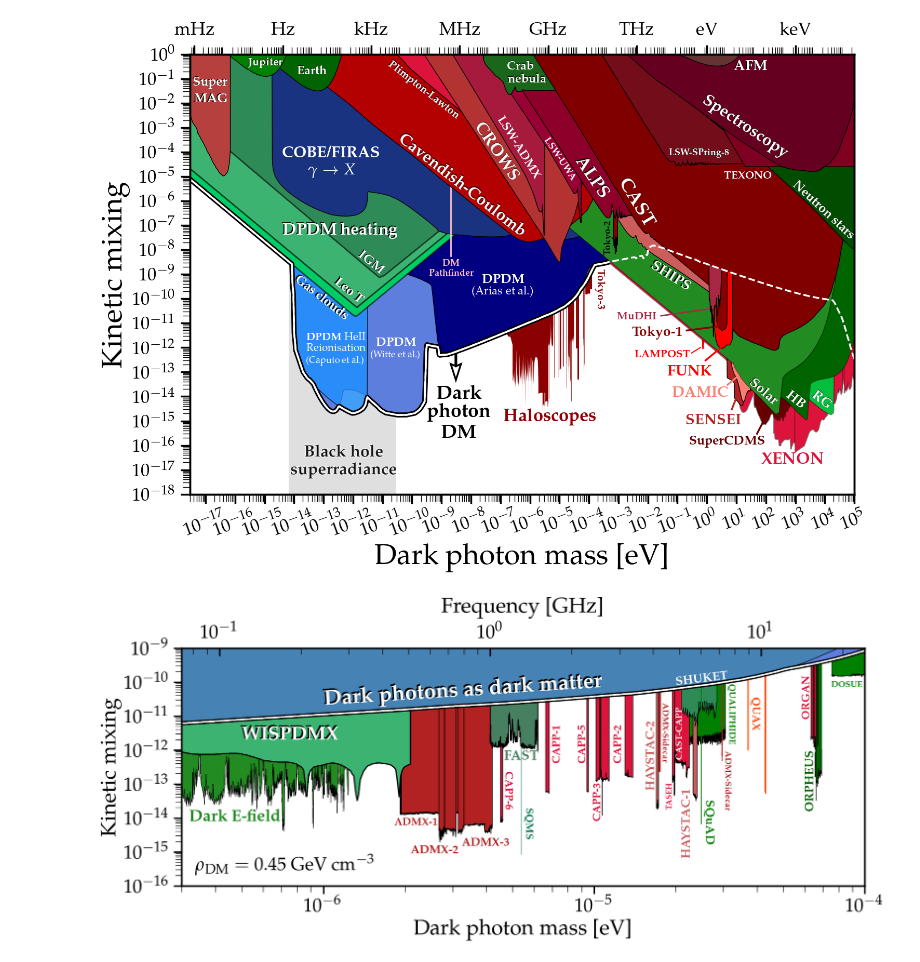
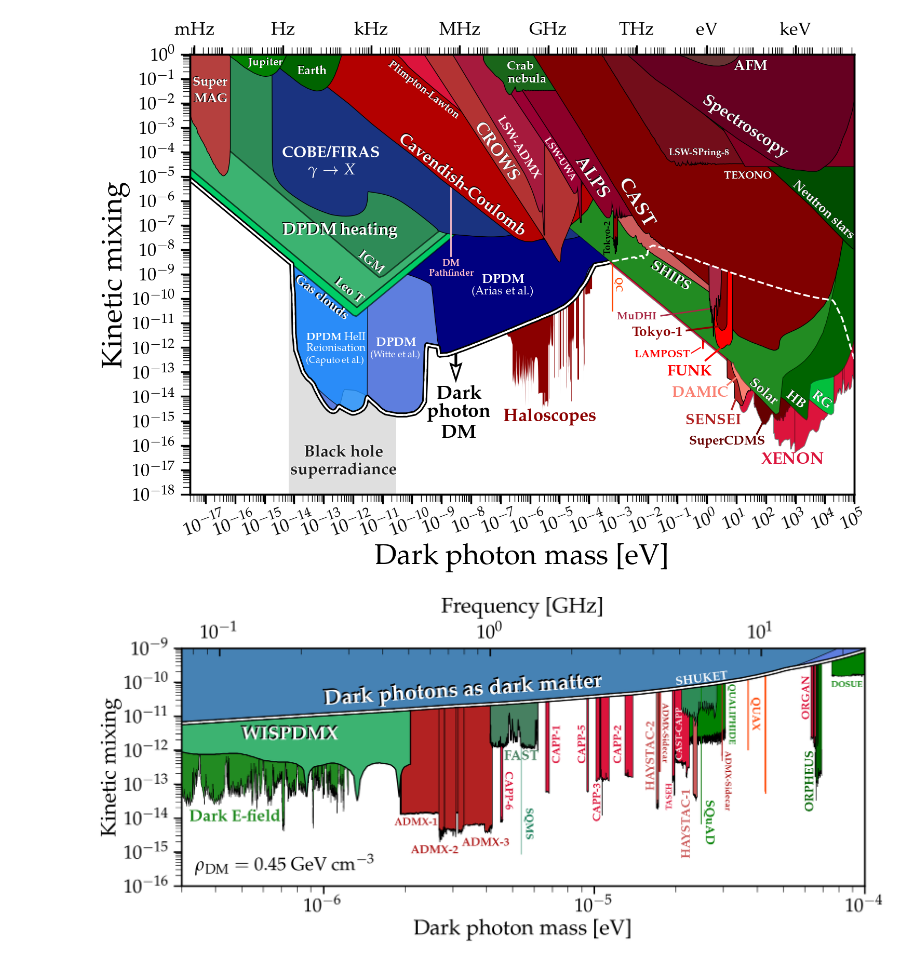
Before and after one commit to cajohare/AxionLimits, a Jupyter notebook: DarkPhoton.ipynb, the cells around one changed output. Saved outputs shown, nothing was run; the diff lists cells and outputs as text; code cells hidden in the pictures.

```diff
--- a/DarkPhoton.ipynb
+++ b/DarkPhoton.ipynb
@@ -43,39 +43,40 @@ DarkPhoton.MuDHI(ax)
 DarkPhoton.DOSUE(ax,text_on=False,col='darkred')
 DarkPhoton.FAST(ax,text_on=False,col='darkred')
 DarkPhoton.QUALIPHIDE(ax,text_on=False,col='darkred')
+DarkPhoton.QuantumCyclotron(ax)
 
 # # Astrophysical boundse
 DarkPhoton.StellarBounds(ax)
 DarkPhoton.COBEFIRAS(ax)
 DarkPhoton.Jupiter(ax)
 DarkPhoton.Earth(ax)
 DarkPhoton.Crab(ax)
 DarkPhoton.IGM(ax)
 DarkPhoton.LeoT(ax)
 DarkPhoton.GasClouds(ax)
 DarkPhoton.NeutronStarCooling(ax)
 
 
 # BHSR
 plt.fill_between([6.5e-15,2.9e-11],[1e-18,1e-18],y2=1,color='gray',edgecolor='none',zorder=-100,alpha=0.25)
 plt.gcf().text(0.304,0.176,r'{\bf Black hole}',fontsize=23,ha='center',rotation=0,color='k',alpha=0.8,path_effects=line_background(2,'w'))
 plt.gcf().text(0.304,0.145,r'{\bf superradiance}',fontsize=23,ha='center',rotation=0,color='k',alpha=0.8,path_effects=line_background(2,'w'))
 
 # Final label
 plt.arrow(0.435, 0.375, 0, -0.065, transform=fig.transFigure,figure=fig,
   length_includes_head=True,lw=2.5,
   head_width=0.012, head_length=0.028, overhang=0.13,
   edgecolor='k',facecolor='w',clip_on=False,zorder=-1)
 
 plt.text(4e-9,0.8e-14,r'{\bf Dark}',fontsize=27,ha='center')
 plt.text(4e-9,0.15e-14,r'{\bf photon}',fontsize=27,ha='center')
 plt.text(4e-9,0.02e-14,r'{\bf DM}',fontsize=27,ha='center')
 
 plt.text(5e-6,1e-15,r'{\bf Haloscopes}',color='darkred',fontsize=25,ha='center')
 
 MySaveFig(fig,'DarkPhoton')
 # %% [output]
-[figure, old version]
+[figure, new version]
 # %%
 m_min = 3e-7
 m_max = 1e-4
```
Also changed, not shown: 13 other files.
